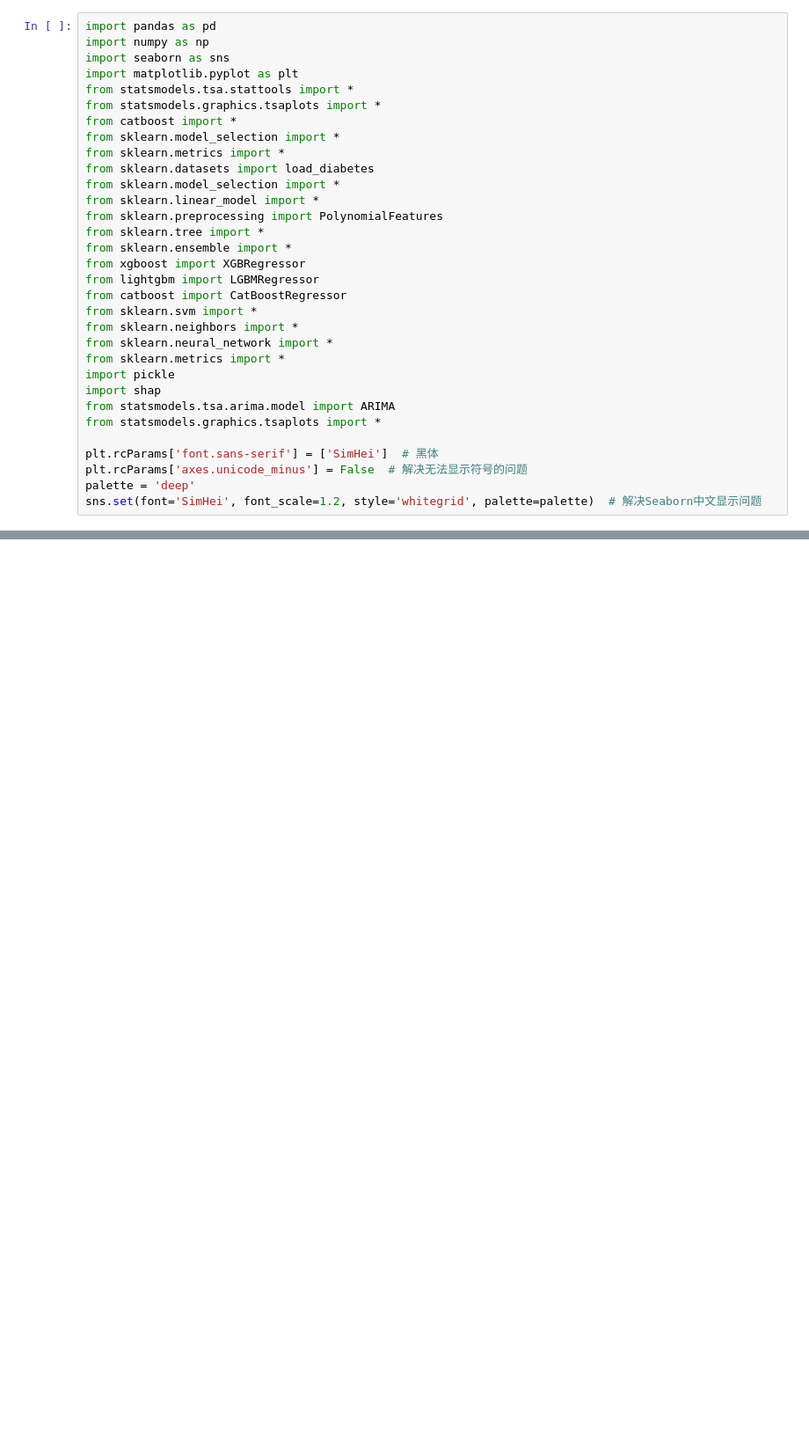
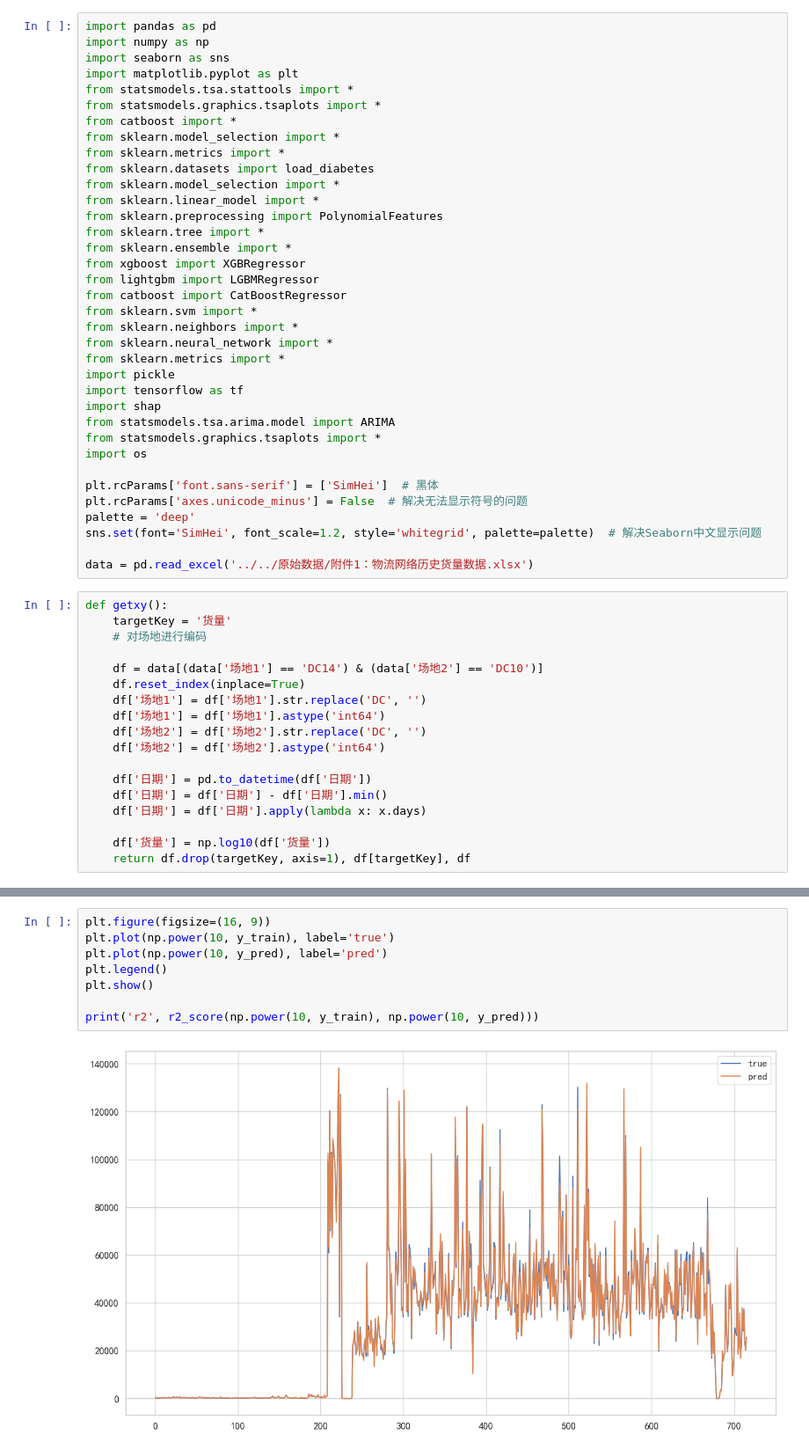
Before and after one commit to james-curtis/2023MathorCup-C, a Jupyter notebook: T1/算法评估/LSTM.ipynb, the cells around one changed output, grey strips where cells are left out. Shown: that part at 88% size. Drawn from its saved outputs; the diff is of its cells as text; blank space fills up the shorter version.

```diff
--- a/T1/算法评估/LSTM.ipynb
+++ b/T1/算法评估/LSTM.ipynb
@@ -22,11 +22,33 @@ from sklearn.neighbors import *
 from sklearn.neural_network import *
 from sklearn.metrics import *
 import pickle
+import tensorflow as tf
 import shap
 from statsmodels.tsa.arima.model import ARIMA
 from statsmodels.graphics.tsaplots import *
+import os
 
 plt.rcParams['font.sans-serif'] = ['SimHei']  # 黑体
 plt.rcParams['axes.unicode_minus'] = False  # 解决无法显示符号的问题
 palette = 'deep'
 sns.set(font='SimHei', font_scale=1.2, style='whitegrid', palette=palette)  # 解决Seaborn中文显示问题
+
+data = pd.read_excel('../../原始数据/附件1：物流网络历史货量数据.xlsx')
+# %%
+def getxy():
+    targetKey = '货量'
+    # 对场地进行编码
+
+    df = data[(data['场地1'] == 'DC14') & (data['场地2'] == 'DC10')]
+    df.reset_index(inplace=True)
+    df['场地1'] = df['场地1'].str.replace('DC', '')
+    df['场地1'] = df['场地1'].astype('int64')
+    df['场地2'] = df['场地2'].str.replace('DC', '')
+    df['场地2'] = df['场地2'].astype('int64')
+
+    df['日期'] = pd.to_datetime(df['日期'])
+    df['日期'] = df['日期'] - df['日期'].min()
+    df['日期'] = df['日期'].apply(lambda x: x.days)
+
+    df['货量'] = np.log10(df['货量'])
+    return df.drop(targetKey, axis=1), df[targetKey], df
@@ -32,0 +144,10 @@ sns.set(font='SimHei', font_scale=1.2, style='whitegrid', palette=palette)  #
+# %%
+plt.figure(figsize=(16, 9))
+plt.plot(np.power(10, y_train), label='true')
+plt.plot(np.power(10, y_pred), label='pred')
+plt.legend()
+plt.show()
+
+print('r2', r2_score(np.power(10, y_train), np.power(10, y_pred)))
+# %% [output]
+[figure, added]
```
Also changed, not shown: parts of 3 cells of this notebook, 19 other files.
